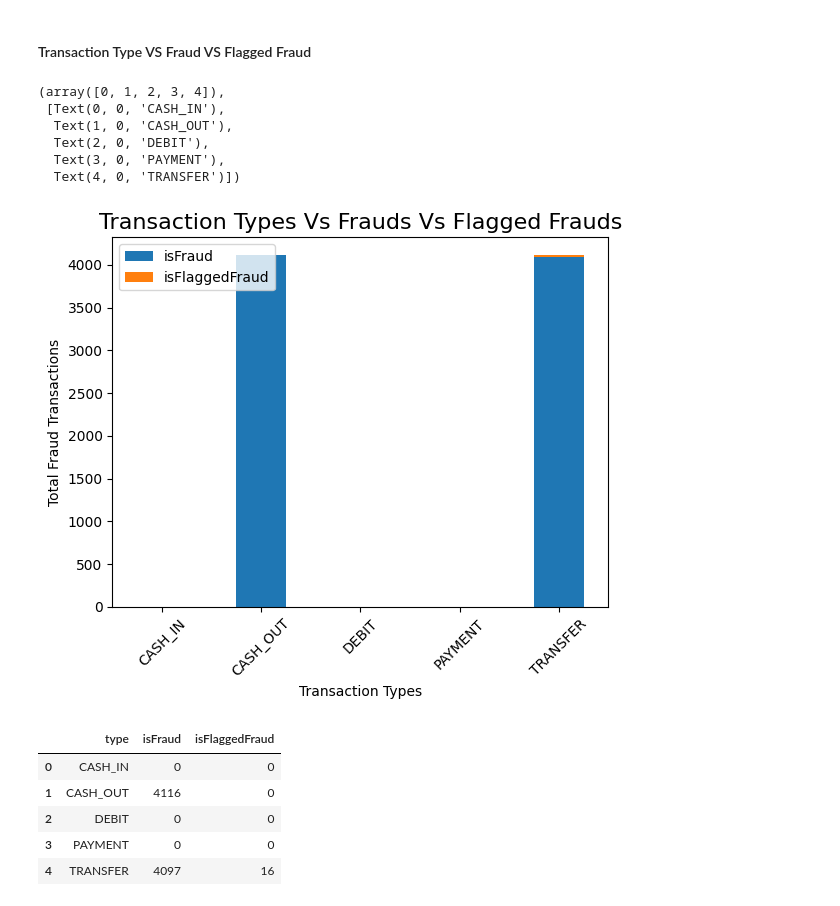
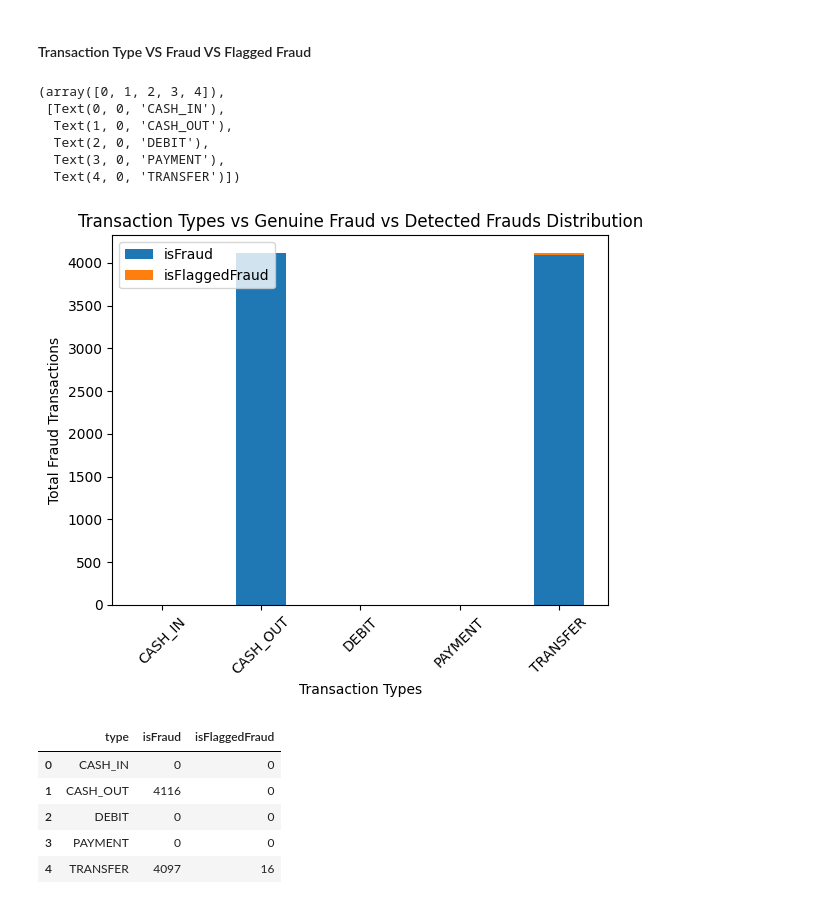
Before and after one commit to spectralcodex/momo-fincrime, a Jupyter notebook: fincrime.ipynb, the cells around one changed output. Saved outputs shown, nothing was run; the diff lists cells and outputs as text; code cells hidden in the pictures.

```diff
--- a/fincrime.ipynb
+++ b/fincrime.ipynb
@@ -205,24 +229,24 @@ sta_df = dataset.groupby('type').agg(isFraud = ('isFraud', 'sum'),
 # %%
 #create stacked bar chart for transaction_types Vs actual Fraud Vs successfully detected Fraud
 sta_df.set_index('type').plot(kind='bar', stacked=True)
 
 #add overall title
-plt.title('Transaction Types Vs Frauds Vs Flagged Frauds', fontsize=16)
+plt.title('Transaction Types vs Genuine Fraud vs Detected Frauds Distribution')
 
 #add axis titles
 plt.xlabel('Transaction Types')
 plt.ylabel('Total Fraud Transactions')
 
 #rotate x-axis labels
 plt.xticks(rotation=45)
 # %% [output]
 (array([0, 1, 2, 3, 4]),
  [Text(0, 0, 'CASH_IN'),
   Text(1, 0, 'CASH_OUT'),
   Text(2, 0, 'DEBIT'),
   Text(3, 0, 'PAYMENT'),
   Text(4, 0, 'TRANSFER')])
-[figure, old version]
+[figure, new version]
 # %%
 # Get the all fraud cases in each transaction type
 sta_df
```
Also changed, not shown: parts of 16 cells of this notebook, 4 other files.
